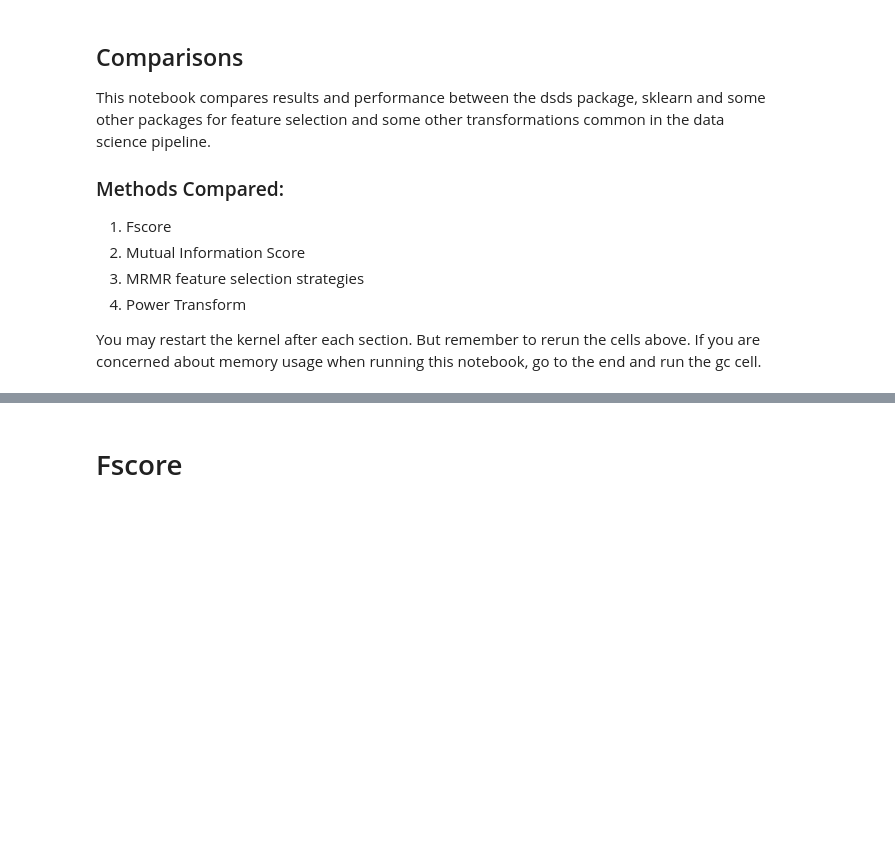
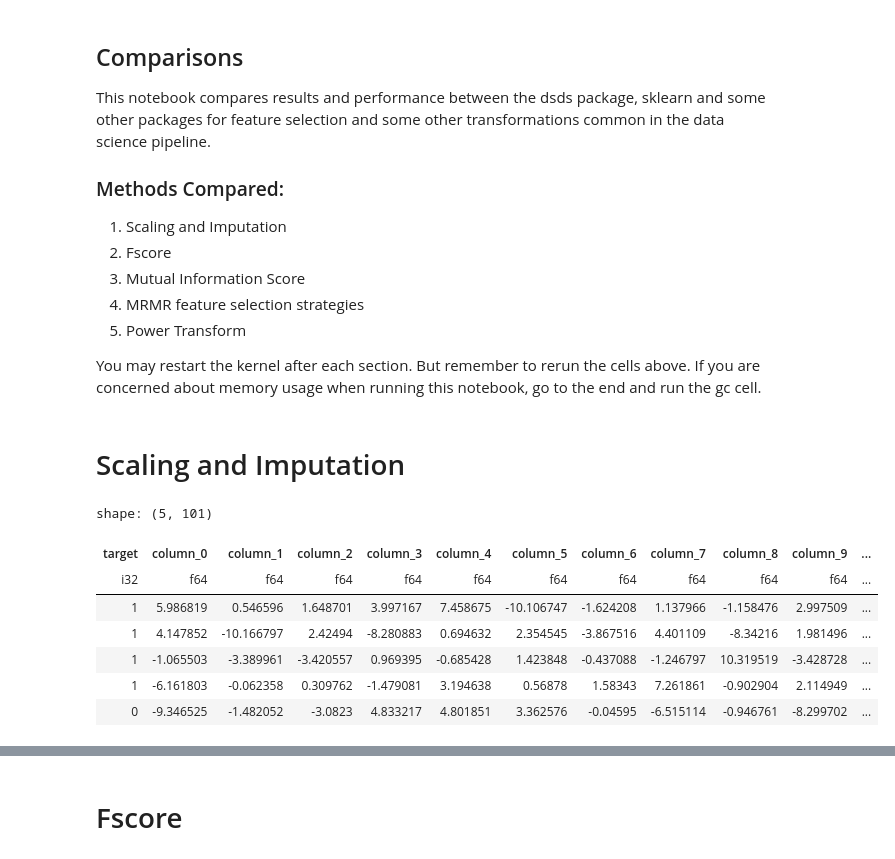
Before and after one commit to abstractqqq/dsds, a Jupyter notebook: examples/dsds_comparisons.ipynb, the cells around one changed output, grey strips where cells are left out. Drawn from its saved outputs; the diff is of its cells as text; code cells hidden in the pictures; blank space fills up the shorter version.

```diff
--- a/examples/dsds_comparisons.ipynb
+++ b/examples/dsds_comparisons.ipynb
@@ -28,9 +31,12 @@ df.head()
 This notebook compares results and performance between the dsds package, sklearn and some other packages for feature selection and some other transformations common in the data science pipeline.
 
 ### Methods Compared:
-1. Fscore
-2. Mutual Information Score
-3. MRMR feature selection strategies
-4. Power Transform
+1. Scaling and Imputation
+2. Fscore
+3. Mutual Information Score
+4. MRMR feature selection strategies
+5. Power Transform
 
 You may restart the kernel after each section. But remember to rerun the cells above. If you are concerned about memory usage when running this notebook, go to the end and run the gc cell.
+# %% [markdown]
+# Scaling and Imputation
@@ -36,0 +48,11 @@ You may restart the kernel after each section. But remember to rerun the cells a
+# %%
+df.head()
+# %% [output]
+shape: (5, 101)
+| target | column_0 | column_1 | column_2 | column_3 | column_4 | column_5 | column_6 | column_7 | column_8 | column_9 | ... |
+| i32 | f64 | f64 | f64 | f64 | f64 | f64 | f64 | f64 | f64 | f64 | ... |
+| 1 | 5.986819 | 0.546596 | 1.648701 | 3.997167 | 7.458675 | -10.106747 | -1.624208 | 1.137966 | -1.158476 | 2.997509 | ... |
+| 1 | 4.147852 | -10.166797 | 2.42494 | -8.280883 | 0.694632 | 2.354545 | -3.867516 | 4.401109 | -8.34216 | 1.981496 | ... |
+| 1 | -1.065503 | -3.389961 | -3.420557 | 0.969395 | -0.685428 | 1.423848 | -0.437088 | -1.246797 | 10.319519 | -3.428728 | ... |
+| 1 | -6.161803 | -0.062358 | 0.309762 | -1.479081 | 3.194638 | 0.56878 | 1.58343 | 7.261861 | -0.902904 | 2.114949 | ... |
+| 0 | -9.346525 | -1.482052 | -3.0823 | 4.833217 | 4.801851 | 3.362576 | -0.04595 | -6.515114 | -0.946761 | -8.299702 | ... |
```
Also changed, not shown: parts of 27 cells of this notebook, 6 other files.
